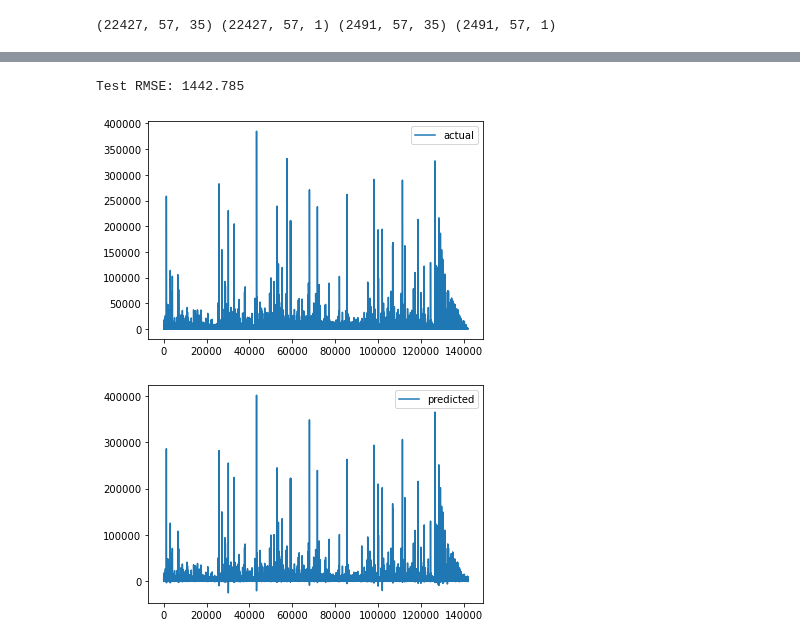
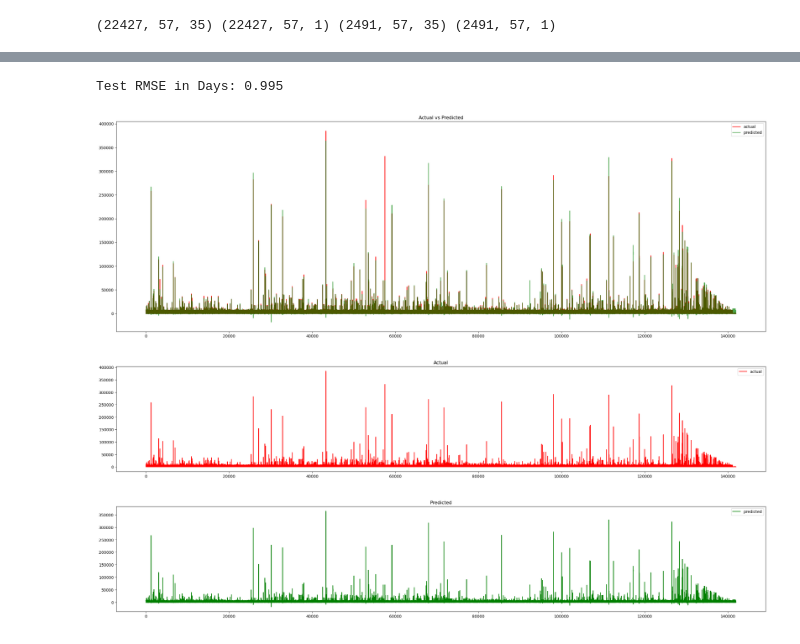
Before and after one commit to Stevert/ml_mayhem, a Jupyter notebook: nb/model.ipynb, the cells around one changed output, grey strips where cells are left out. Saved outputs shown, nothing was run; the diff lists cells and outputs as text; code cells hidden in the pictures.

```diff
--- a/nb/model.ipynb
+++ b/nb/model.ipynb
@@ -233,6 +182,9 @@ pyplot.show()
+# %%
+#Load Saved Model
+saved_model = keras.models.load_model("model/model1_prev1_minmax_weights_best.h5")
 # %%
 #make a prediction
-yhat = model.predict(test_X)
+yhat = saved_model.predict(test_X)
 test_X1 = test_X.reshape(-1,test_X.shape[2])
 yhat = yhat.reshape(-1,1)
 
@@ -268,18 +205,31 @@ Name: time_req_to_close, Length: 141987, dtype: float64
 # calculate RMSE
 from math import sqrt
 from sklearn.metrics import mean_squared_error
-rmse = sqrt(mean_squared_error(inv_y, inv_yhat))
-print('Test RMSE: %.3f' % rmse)
+rmse = sqrt(mean_squared_error(inv_y, inv_yhat)/((24.0*60)**2))
+print('Test RMSE in Days: %.3f' % rmse)
 # %% [output]
-Test RMSE: 1442.785
+Test RMSE in Days: 0.995
+# %%
+pyplot.figure(figsize=(30, 10), dpi=100)
+pyplot.title("Actual vs Predicted")
+pyplot.plot(inv_y, label='actual', alpha=1, c = 'red')
+pyplot.plot(inv_yhat, label='predicted',c='green', alpha=0.7)
+pyplot.legend()
+pyplot.show()
+# %% [output]
+[figure, added]
 # %%
-pyplot.plot(inv_y, label='actual')
+pyplot.figure(figsize=(30, 5), dpi=100)
+pyplot.title("Actual")
+pyplot.plot(inv_y, label='actual', alpha=1, c = 'red')
 pyplot.legend()
 pyplot.show()
 
-pyplot.plot(inv_yhat, label='predicted')
+pyplot.figure(figsize=(30, 5), dpi=100)
+pyplot.title("Predicted")
+pyplot.plot(inv_yhat, label='predicted',c='green', alpha=1)
 pyplot.legend()
 pyplot.show()
 # %% [output]
-[figure, old version]
+[figure, new version]
-[figure, old version]
+[figure, new version]
```
Also changed, not shown: parts of 10 cells of this notebook.
